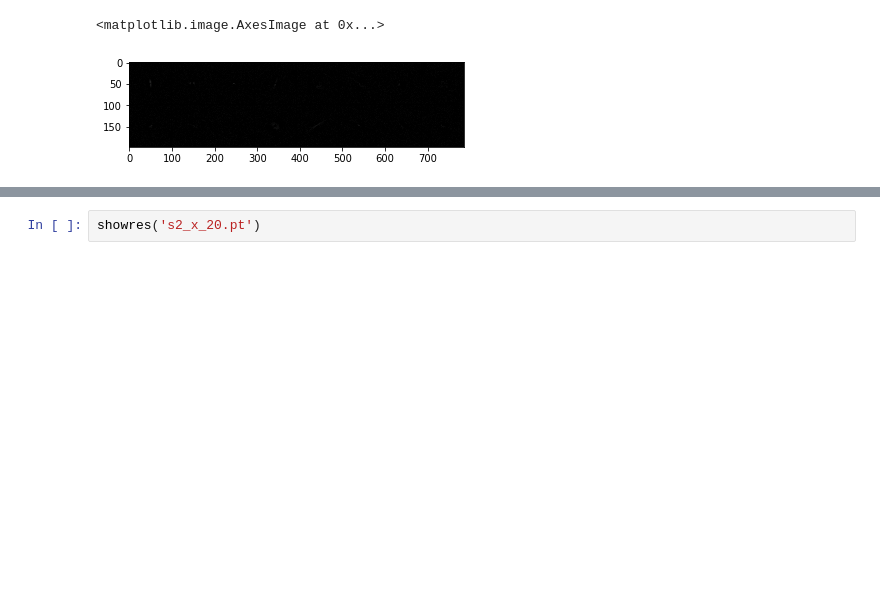
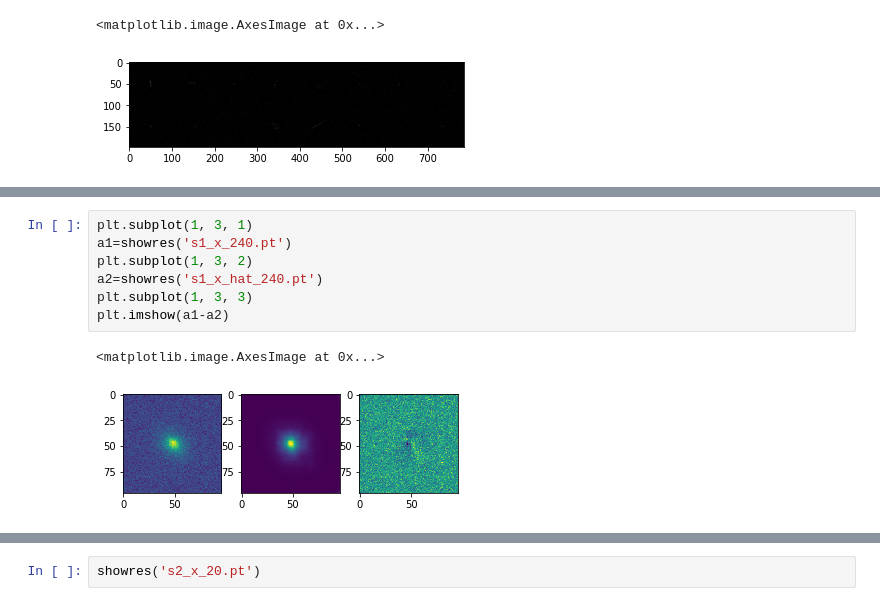
Before and after one commit to JunYinDM/GalaxyGenerativeModel, a Jupyter notebook: checkRes.ipynb, the cells around one changed output, grey strips where cells are left out. Drawn from its saved outputs; the diff is of its cells as text; blank space fills up the shorter version.

```diff
--- a/checkRes.ipynb
+++ b/checkRes.ipynb
@@ -117,0 +140,10 @@ showres('s1_x_hat_590.pt')
+# %%
+plt.subplot(1, 3, 1)
+a1=showres('s1_x_240.pt')
+plt.subplot(1, 3, 2)
+a2=showres('s1_x_hat_240.pt')
+plt.subplot(1, 3, 3)
+plt.imshow(a1-a2)
+# %% [output]
+<matplotlib.image.AxesImage at 0x...>
+[figure, added]
```
Also changed, not shown: parts of 11 cells of this notebook.
